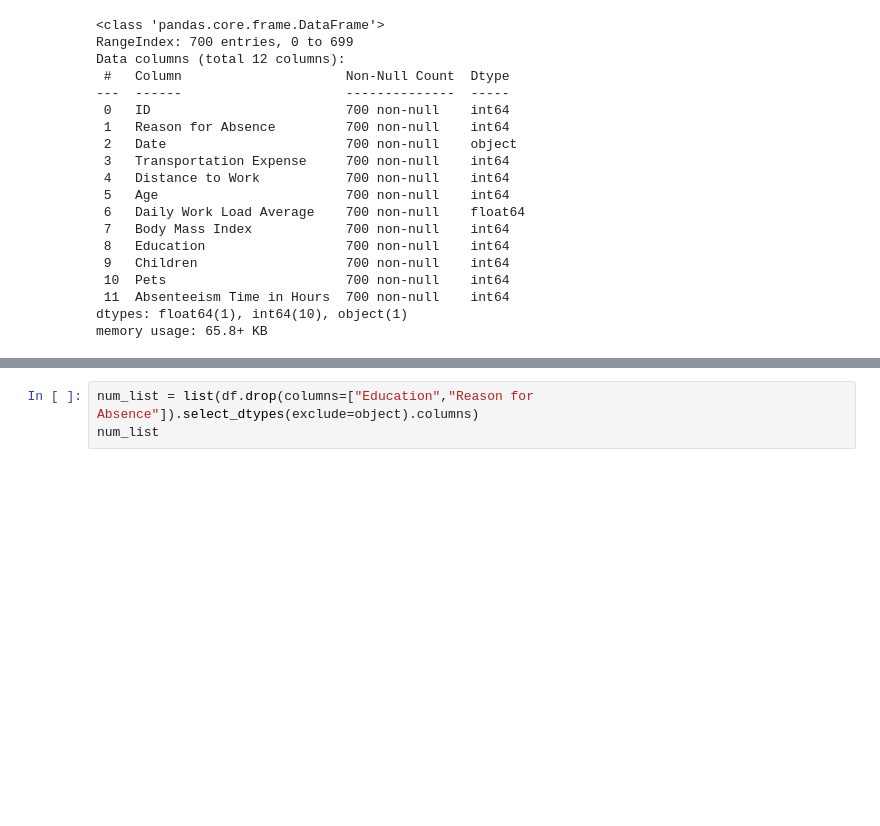
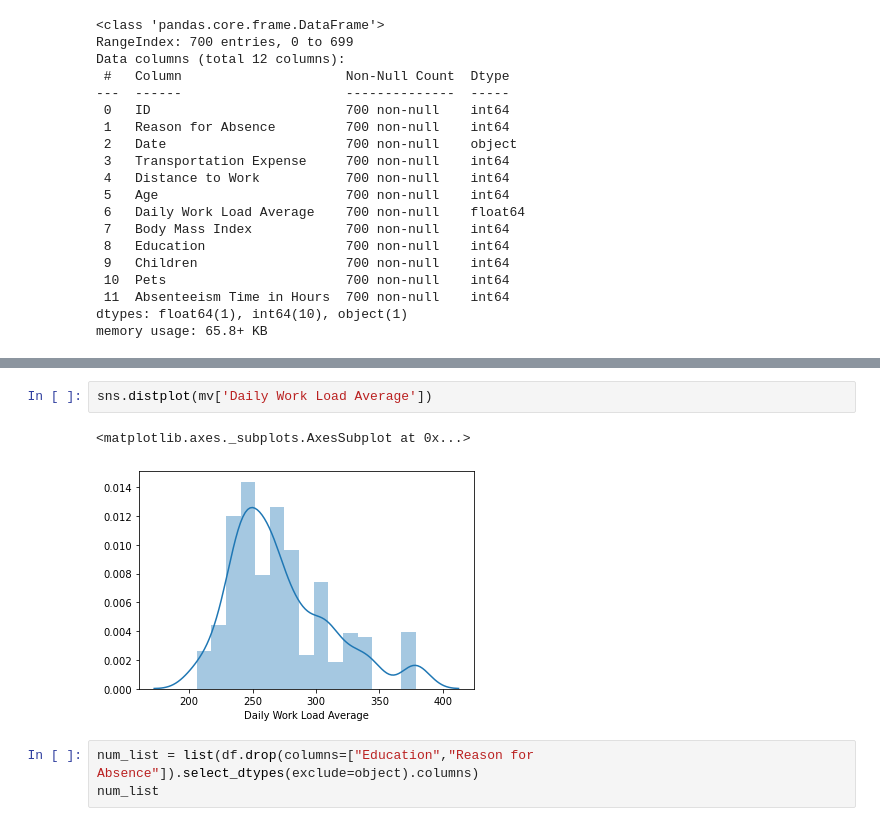
Before and after one commit to Code-breaker1998/Absenteeism_Project, a Jupyter notebook: Absenteeism.ipynb, the cells around one changed output, grey strips where cells are left out. Drawn from its saved outputs; the diff is of its cells as text; blank space fills up the shorter version.

```diff
--- a/Absenteeism.ipynb
+++ b/Absenteeism.ipynb
@@ -105,3 +127,8 @@ memory usage: 65.8+ KB
+# %%
+sns.distplot(mv['Daily Work Load Average'])
+# %% [output]
+<matplotlib.axes._subplots.AxesSubplot at 0x...>
+[figure, added]
 # %%
 num_list = list(df.drop(columns=["Education","Reason for Absence"]).select_dtypes(exclude=object).columns)
 num_list
```
Also changed, not shown: parts of 23 cells of this notebook.
